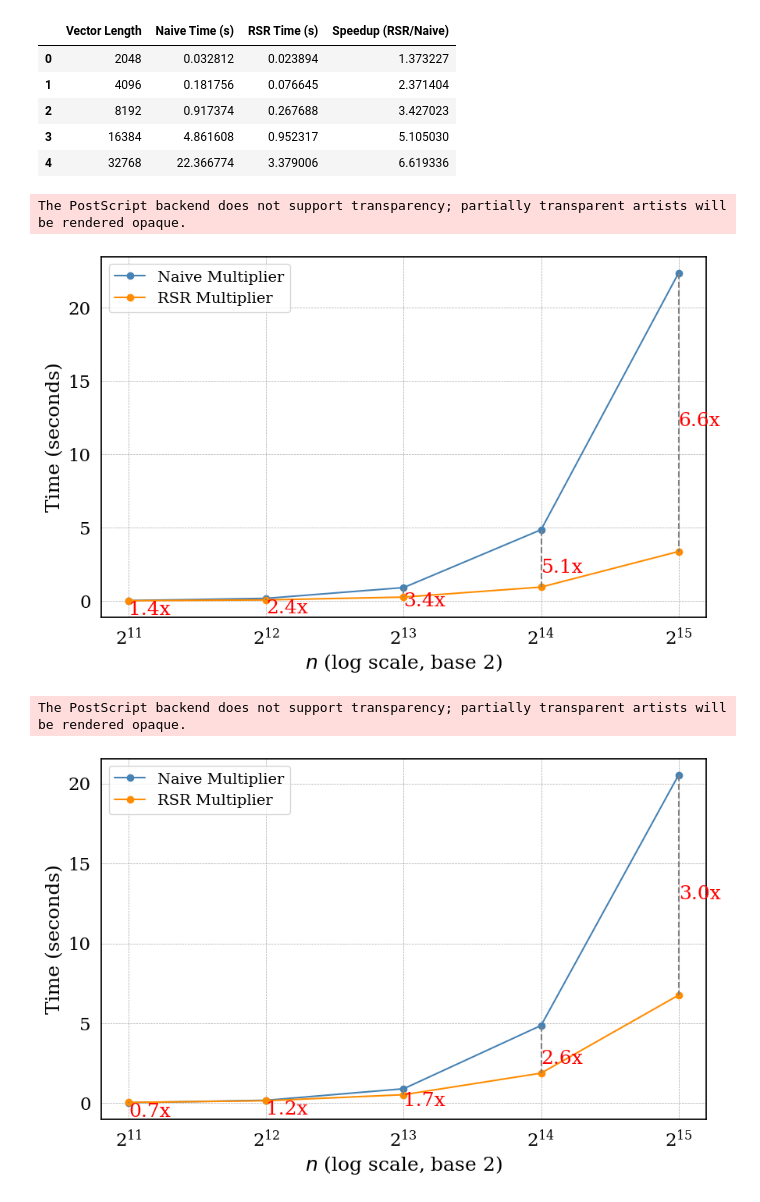
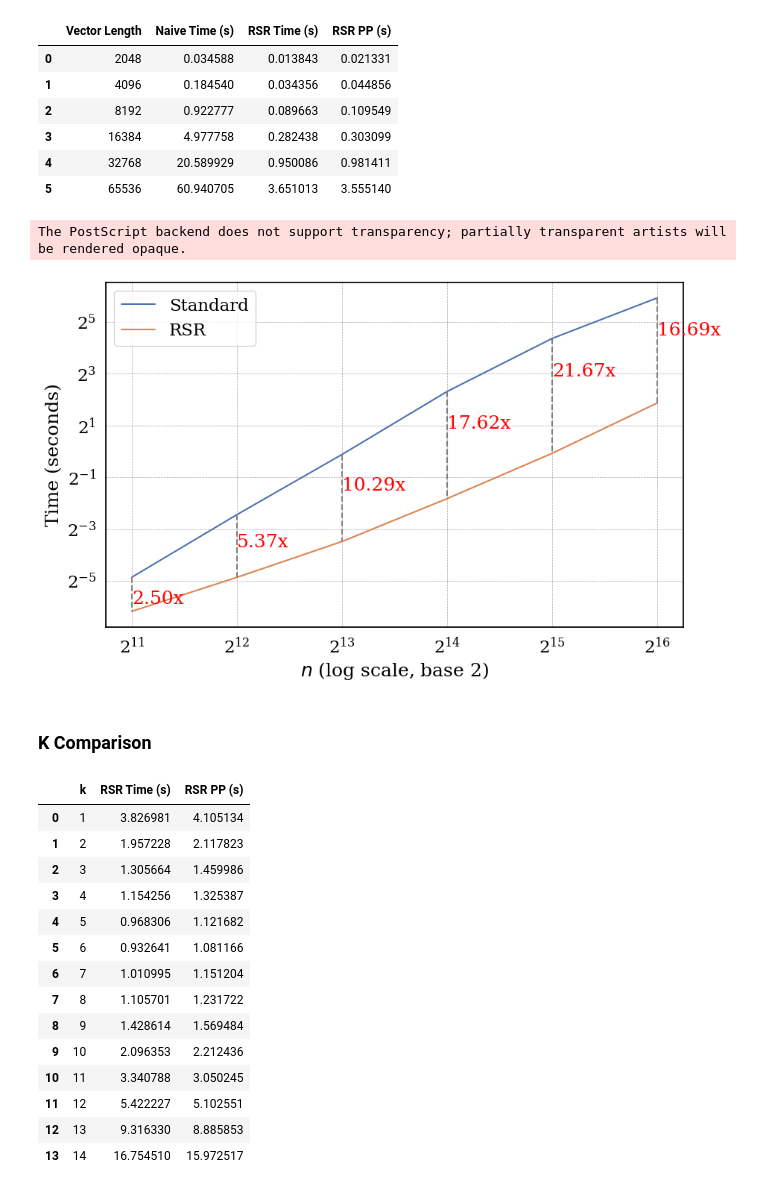
Before and after one commit to UIC-InDeXLab/RSR, a Jupyter notebook: Notebooks/display.ipynb, the cells around one changed output. Drawn from its saved outputs; the diff is of its cells as text; code cells hidden in the pictures.

```diff
--- a/Notebooks/display.ipynb
+++ b/Notebooks/display.ipynb
@@ -5,17 +6,18 @@ import matplotlib.pyplot as plt
 
 from matplotlib.ticker import LogLocator
 # %%
-binary_df = pd.read_csv("multiplication_times_binary.csv")
+binary_df = pd.read_csv("multiplication_times_binary_plus_2.csv")
 ternary_df = pd.read_csv("multiplication_times_ternary.csv")
 # %%
 binary_df
 # %% [output]
-|  | Vector Length | Naive Time (s) | RSR Time (s) | Speedup (RSR/Naive) |
-| 0 | 2048 | 0.032812 | 0.023894 | 1.373227 |
-| 1 | 4096 | 0.181756 | 0.076645 | 2.371404 |
-| 2 | 8192 | 0.917374 | 0.267688 | 3.427023 |
-| 3 | 16384 | 4.861608 | 0.952317 | 5.105030 |
-| 4 | 32768 | 22.366774 | 3.379006 | 6.619336 |
+|  | Vector Length | Naive Time (s) | RSR Time (s) | RSR PP (s) |
+| 0 | 2048 | 0.034588 | 0.013843 | 0.021331 |
+| 1 | 4096 | 0.184540 | 0.034356 | 0.044856 |
+| 2 | 8192 | 0.922777 | 0.089663 | 0.109549 |
+| 3 | 16384 | 4.977758 | 0.282438 | 0.303099 |
+| 4 | 32768 | 20.589929 | 0.950086 | 0.981411 |
+| 5 | 65536 | 60.940705 | 3.651013 | 3.555140 |
 # %%
 def plot(df, filename: str):
     sns.set(font_scale=1.5)
@@ -30,9 +32,9 @@ def plot(df, filename: str):
     plt.rcParams['axes.titleweight'] = 'bold'  # Bold title for emphasis
 
     vector_lengths = df['Vector Length']  # Length of each vector
-    speedup = df['Speedup (RSR/Naive)']
     naive_times = df['Naive Time (s)']
     rsr_times = df['RSR Time (s)']
+    rsrpp_times = df['RSR PP (s)']
 
     # Create the plot with improved aesthetics
     # plt.figure(figsize=(12, 6))
@@ -40,8 +42,10 @@ def plot(df, filename: str):
 
 
     # Plot times for NaiveMultiplier and RSRMultiplier
-    plt.plot(vector_lengths, naive_times, label='Naive Multiplier', marker='o', color='steelblue')
-    plt.plot(vector_lengths, rsr_times, label='RSR Multiplier', marker='o', color='darkorange')
+    plt.plot(vector_lengths, naive_times, label='Standard')
+    plt.plot(vector_lengths, rsr_times, label='RSR')
+    # plt.plot(vector_lengths, rsrpp_times, label='RSR++')
+
 
     # Draw lines connecting Naive and RSR times for each vector length to show speedup visually
     for i in range(len(vector_lengths)):
@@ -50,15 +54,16 @@ def plot(df, filename: str):
 
     # Label the points with the speedup factor
     for i, length in enumerate(vector_lengths):
-        plt.text(length, (naive_times[i] + rsr_times[i]) / 2, f"{speedup[i]:.1f}x",
+        plt.text(length, (naive_times[i] + rsr_times[i]) / 2, f"{naive_times[i]/rsr_times[i]:.2f}x",
                 ha='left', va="top", color='red')
 
     # Configure the plot aesthetics
     plt.xscale('log', base=2)
+    plt.yscale('log', base=2)
     plt.xlabel('$n$ (log scale, base 2)')
     plt.ylabel('Time (seconds)')
     # plt.title('Comparison of Naive and RSR Multiplication Methods', fontsize=18, pad=20)
-    plt.legend(fontsize=14)
+    plt.legend()
 
     # Configure x-axis ticks for log base 2 and a clean grid
     plt.gca().xaxis.set_major_locator(LogLocator(base=2))
@@ -68,10 +73,10 @@ def plot(df, filename: str):
     plt.savefig(f"{filename}.eps", format='eps', bbox_inches='tight')
     plt.show()
 # %%
-plot(binary_df, "new_binary")
-plot(ternary_df, "new_ternary")
+plot(binary_df, "n_binary_only_plus")
+# plot(ternary_df, "new_ternary")
 # %% [output]
 The PostScript backend does not support transparency; partially transparent artists will be rendered opaque.
-[figure, old version]
+[figure, new version]
-The PostScript backend does not support transparency; partially transparent artists will be rendered opaque.
-[figure, removed]
+# %% [markdown]
+### K Comparison
@@ -77,0 +85,18 @@ The PostScript backend does not support transparency; partially transparent arti
+# %%
+df
+# %% [output]
+|  | k | RSR Time (s) | RSR PP (s) |
+| 0 | 1 | 3.826981 | 4.105134 |
+| 1 | 2 | 1.957228 | 2.117823 |
+| 2 | 3 | 1.305664 | 1.459986 |
+| 3 | 4 | 1.154256 | 1.325387 |
+| 4 | 5 | 0.968306 | 1.121682 |
+| 5 | 6 | 0.932641 | 1.081166 |
+| 6 | 7 | 1.010995 | 1.151204 |
+| 7 | 8 | 1.105701 | 1.231722 |
+| 8 | 9 | 1.428614 | 1.569484 |
+| 9 | 10 | 2.096353 | 2.212436 |
+| 10 | 11 | 3.340788 | 3.050245 |
+| 11 | 12 | 5.422227 | 5.102551 |
+| 12 | 13 | 9.316330 | 8.885853 |
+| 13 | 14 | 16.754510 | 15.972517 |
```
Also changed, not shown: parts of 4 cells of this notebook, 15 other files.
